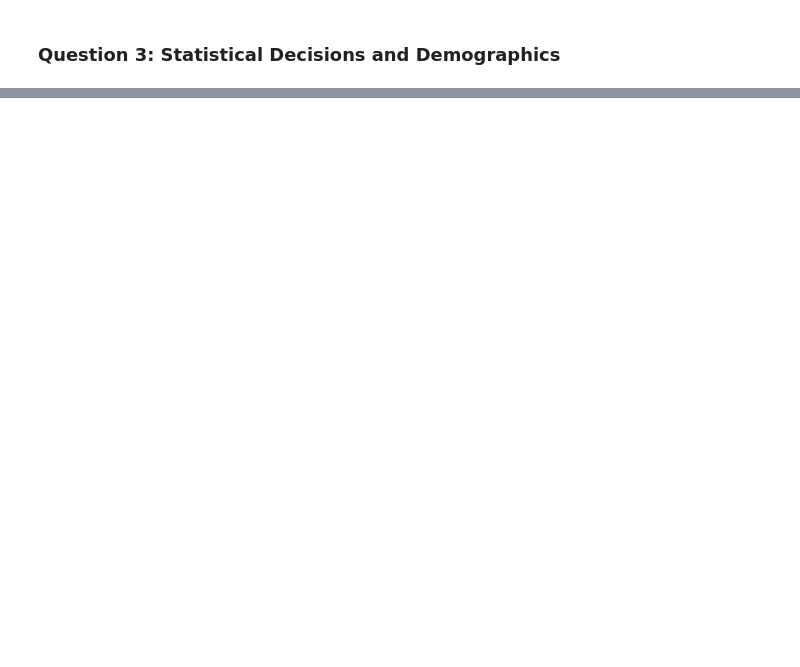
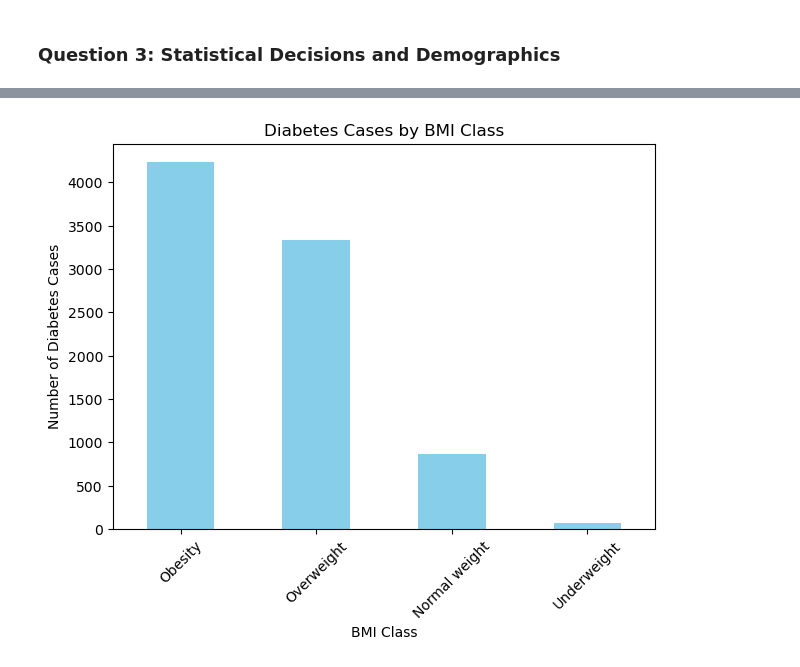
Before and after one commit to ahammadnafiz/Pandas-Exercises, a Jupyter notebook: Assignment/Assignment_DataScience.ipynb, the cells around one changed output, grey strips where cells are left out. Cells and saved outputs as stored; diff of their text form; code cells hidden in the pictures; blank space fills up the shorter version.

```diff
--- a/Assignment/Assignment_DataScience.ipynb
+++ b/Assignment/Assignment_DataScience.ipynb
@@ -67,2 +201,13 @@ df.head(5)
 # %%
 # Find out which BMI class has more tendency in having diabetes
+def bmi_class(b):
+    if b < 18.5:
+        return 'Underweight'
+    elif b < 25:
+        return 'Normal weight'
+    elif b < 30:
+        return 'Overweight'
+    else:
+        return 'Obesity'
+
+df['bmi_class'] = df['bmi'].apply(bmi_class)
@@ -68,0 +225,10 @@ df.head(5)
+# %%
+plt.figure(figsize=(7, 5))
+counts.plot(kind='bar', color = 'skyblue')
+plt.title('Diabetes Cases by BMI Class')
+plt.xlabel('BMI Class')
+plt.ylabel('Number of Diabetes Cases')
+plt.xticks(rotation=45)
+plt.show()
+# %% [output]
+[figure, added]
```
Also changed, not shown: parts of 16 cells of this notebook.
